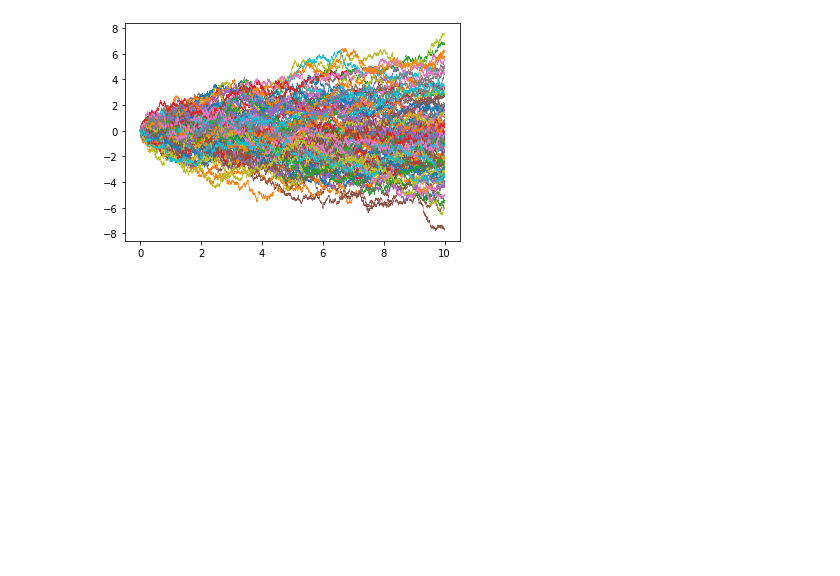
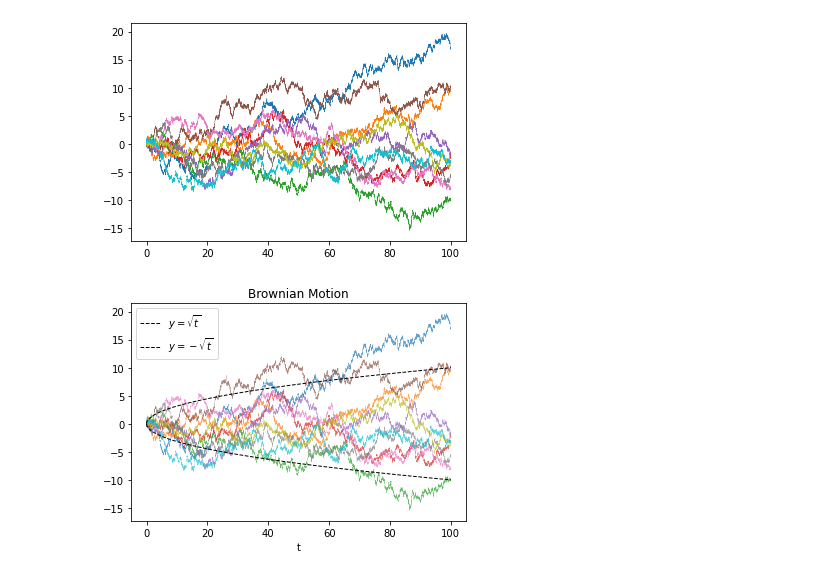
Before and after one commit to zzzyq1222/fBm, a Jupyter notebook: BrownianMotion/generateBm.ipynb, the cells around one changed output. Drawn from its saved outputs; the diff is of its cells as text; code cells hidden in the pictures; blank space fills up the shorter version.

Commit message:
visualize 10 Bm paths

```diff
--- a/BrownianMotion/generateBm.ipynb
+++ b/BrownianMotion/generateBm.ipynb
@@ -6,12 +6,34 @@ import random_walk as rw
 # %%
 bmr = rw.BMRandomWalk()
 # %%
-paths = 100
+paths = 10
 interval = 0.001
-timespan = 10
+timespan = 100
 # %%
 # random walks
 n_rw_paths = bmr.generateNBM(paths, timespan, interval)  # data
 utils.draw_n_paths(paths, timespan, interval, n_rw_paths)
 # %% [output]
-[figure, old version]
+[figure, new version]
+# %%
+import matplotlib.pyplot as plt
+import numpy as np
+fig, ax = plt.subplots()
+x = np.linspace(0, timespan, int(timespan / interval))
+for i in range(paths):
+    y = n_rw_paths[i]
+    ax.plot(x, y, linewidth=0.2, alpha=0.7)
+
+y1 = np.sqrt(x)
+y2 = -np.sqrt(x)
+
+plt.plot(x, y1, label="$y=\sqrt{t}$", linestyle='--', color = 'black', linewidth=1)
+plt.plot(x, y2, label="$y=-\sqrt{t}$", linestyle='--', color = 'black', linewidth=1)
+plt.xlabel("t")
+plt.legend()
+
+plt.title('Brownian Motion')
+# plt.savefig('../figs/BrownianMotion.pdf')
+plt.show()
+# %% [output]
+[figure, added]
```
Also changed, not shown: 1 other file.
